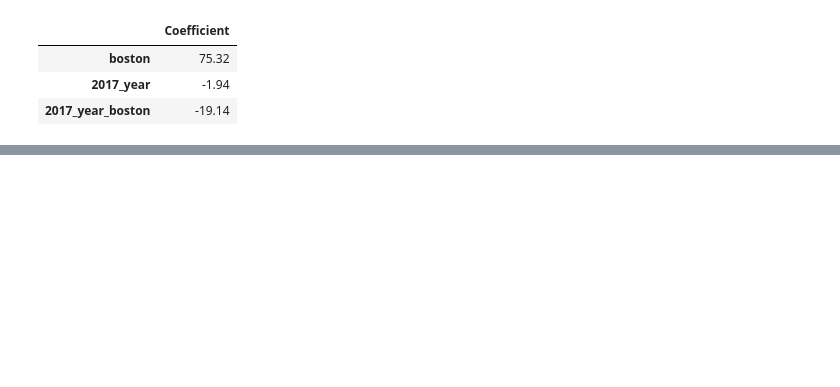
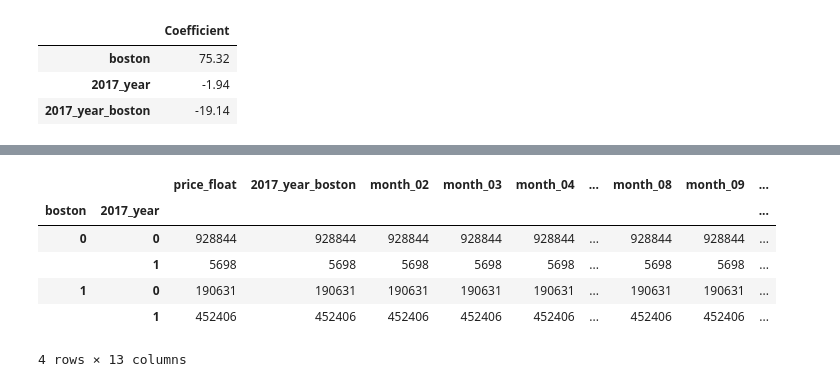
Before and after one commit to iaroslavm/udacity-project-1, a Jupyter notebook: airbnb_data_analysis.ipynb, the cells around one changed output, grey strips where cells are left out. Drawn from its saved outputs; the diff is of its cells as text; code cells hidden in the pictures; blank space fills up the shorter version.

```diff
--- a/airbnb_data_analysis.ipynb
+++ b/airbnb_data_analysis.ipynb
@@ -517,7 +520,0 @@ monthly_results['coefficients'].head(len(columns_of_interest)+1)
-# %%
-for column in month_columns:
-    monthly_calendar_df['boston_' + column] = monthly_calendar_df[column] * monthly_calendar_df['boston']
-columns_of_interest = list(monthly_calendar_df.columns)
-columns_of_interest.remove('price_float')
-columns_of_interest.remove('2017_year')
-columns_of_interest.remove('2017_year_boston')
@@ -544,0 +546,10 @@ monthly_results['coefficients'].head(len(columns_of_interest)+1)
+# %%
+monthly_calendar_df.groupby(['boston','2017_year']).count()
+# %% [output]
+|  |  | price_float | 2017_year_boston | month_02 | month_03 | month_04 | ... | month_08 | month_09 | ... |
+| boston | 2017_year |  |  |  |  |  |  |  |  | ... |
+| 0 | 0 | 928844 | 928844 | 928844 | 928844 | 928844 | ... | 928844 | 928844 | ... |
+|  | 1 | 5698 | 5698 | 5698 | 5698 | 5698 | ... | 5698 | 5698 | ... |
+| 1 | 0 | 190631 | 190631 | 190631 | 190631 | 190631 | ... | 190631 | 190631 | ... |
+|  | 1 | 452406 | 452406 | 452406 | 452406 | 452406 | ... | 452406 | 452406 | ... |
+4 rows × 13 columns
```
Also changed, not shown: parts of 36 cells of this notebook.
